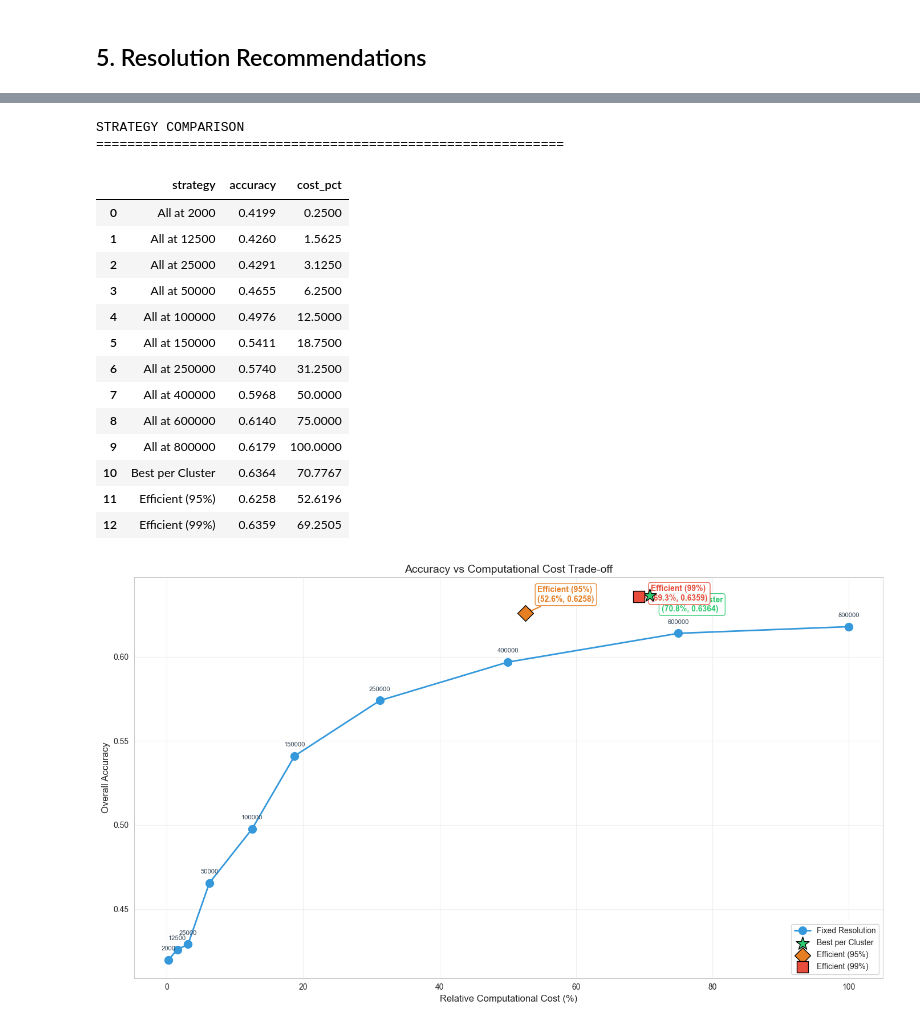
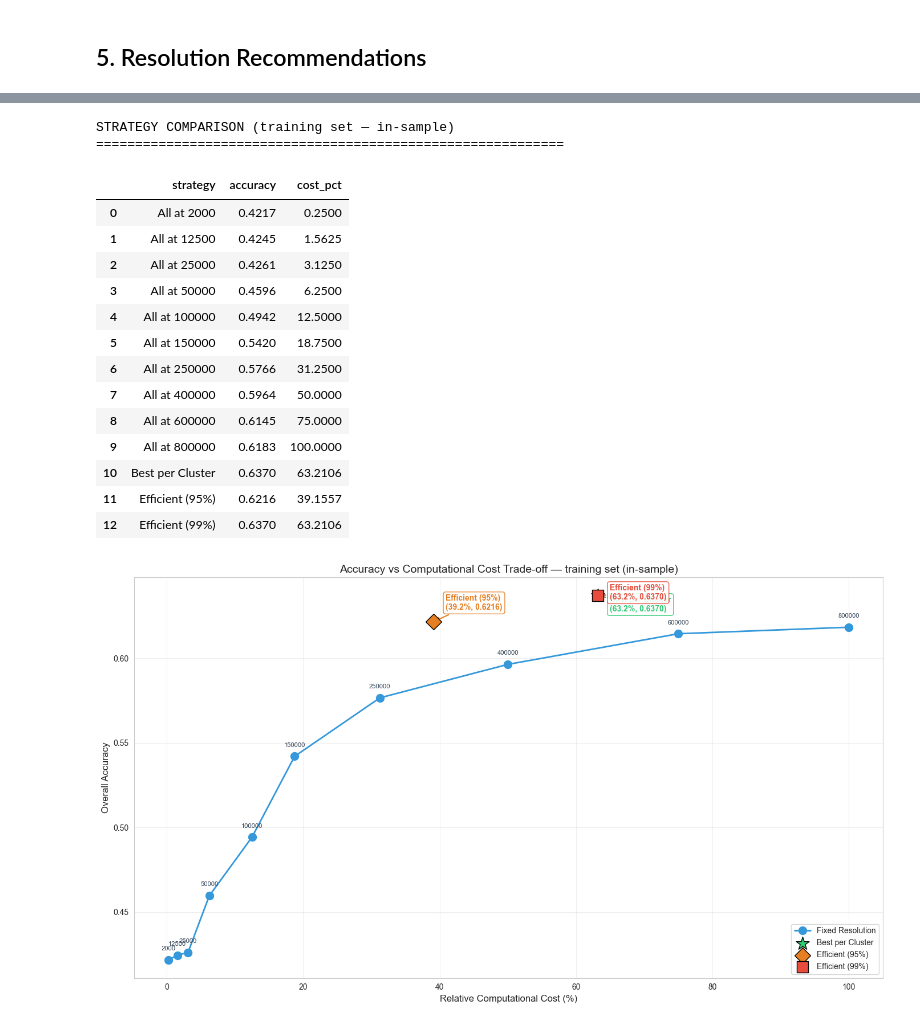
Before and after one commit to Andrew1302/scale-wise-optimizer, a Jupyter notebook: clustering/training/clustering_production.ipynb, the cells around one changed output, grey strips where cells are left out. Drawn from its saved outputs; the diff is of its cells as text; code cells hidden in the pictures.

```diff
--- a/clustering/training/clustering_production.ipynb
+++ b/clustering/training/clustering_production.ipynb
@@ -248,10 +243,10 @@ Running t-SNE...
 # %% [markdown]
 ## 3. Resolution Analysis
 # %%
-# Compute accuracy per cluster per resolution
+# Compute accuracy per cluster per resolution (training set)
 cluster_perf = []
-for cluster_id in sorted(df['cluster'].unique()):
-    subset = df[df['cluster'] == cluster_id]
+for cluster_id in sorted(df_train['cluster'].unique()):
+    subset = df_train[df_train['cluster'] == cluster_id]
     row = {'cluster': cluster_id, 'n_questions': len(subset)}
     for res in RESOLUTIONS:
         row[f'acc_{res}'] = subset[res].mean()
@@ -288,14 +283,14 @@ plt.figure(figsize=(14, 8))
 resolutions_int = [int(r) for r in RESOLUTIONS]
 colors = plt.cm.tab20(np.linspace(0, 1, OPTIMAL_K))
 
-for cluster_id in sorted(df['cluster'].unique()):
+for cluster_id in sorted(df_train['cluster'].unique()):
     accuracies = [df_cluster.loc[cluster_id, f'acc_{r}'] for r in RESOLUTIONS]
     n = df_cluster.loc[cluster_id, 'n_questions']
     plt.plot(resolutions_int, accuracies, 'o-', color=colors[cluster_id],
              label=f'C{cluster_id} (n={n})', linewidth=1.5, markersize=4, alpha=0.8)
 
 plt.xlabel('Resolution (pixels)', fontsize=12); plt.ylabel('Accuracy', fontsize=12)
-plt.title('Cluster Performance Across Resolutions', fontsize=14)
+plt.title('Cluster Performance Across Resolutions — training set', fontsize=14)
 plt.legend(bbox_to_anchor=(1.02, 1), loc='upper left', fontsize=8, ncol=2)
 plt.xscale('log'); plt.grid(True, alpha=0.3)
 plt.tight_layout()
@@ -338,13 +333,13 @@ CLUSTER RESOLUTION SENSITIVITY ANALYSIS
 # %%
 # Statistical Test Results by Cluster (Friedman Test)
 stat_results = []
-for cluster_id in sorted(df['cluster'].unique()):
-    subset = df[df['cluster'] == cluster_id]
+for cluster_id in sorted(df_train['cluster'].unique()):
+    subset = df_train[df_train['cluster'] == cluster_id]
     scores = subset[RESOLUTIONS].values
 
     try:
         stat, p_val = friedmanchisquare(*[scores[:, i] for i in range(len(RESOLUTIONS))])
-    except:
+    except Exception:
         stat, p_val = np.nan, np.nan
 
     stat_results.append({
@@ -362,7 +357,7 @@ df_friedman = pd.DataFrame(stat_results).sort_values('cluster').reset_index(drop
 
 sig_count = df_friedman['significant (p<0.05)'].sum()
 print("=" * 100)
-print("STATISTICAL TEST RESULTS BY CLUSTER (Friedman Test)")
+print("STATISTICAL TEST RESULTS BY CLUSTER (Friedman Test, training set)")
 print("=" * 100)
 print(f"\nClusters where resolution significantly affects accuracy: {sig_count} / {OPTIMAL_K}")
 print(f"Clusters where resolution does NOT significantly matter:  {OPTIMAL_K - sig_count} / {OPTIMAL_K}\n")
@@ -398,14 +393,14 @@ Clusters where resolution does NOT significantly matter:  11 / 30
 os.makedirs(os.path.dirname(MAPPING_OUTPUT), exist_ok=True)
 
 recommendations = []
-for cluster_id in sorted(df['cluster'].unique()):
+for cluster_id in sorted(df_train['cluster'].unique()):
     row = df_cluster.loc[cluster_id]
     acc_at_res = {res: row[f'acc_{res}'] for res in RESOLUTIONS}
 
     best_res = max(acc_at_res, key=acc_at_res.get)
     best_acc = acc_at_res[best_res]
 
-    # Efficient (95%)
+    # Efficient (95%) — RESOLUTIONS is ascending, so the first hit is the cheapest
     threshold_95 = best_acc * 0.95
     eff_95 = best_res
     for res in RESOLUTIONS:
@@ -437,7 +432,7 @@ df_rec.to_csv(MAPPING_OUTPUT, index=False)
 
 print(f"Resolution mapping saved to {MAPPING_OUTPUT}")
 print("=" * 110)
-print("RESOLUTION RECOMMENDATIONS BY CLUSTER")
+print("RESOLUTION RECOMMENDATIONS BY CLUSTER (fitted on training set)")
 print("=" * 110)
 print("\n- best_resolution:      Resolution with highest accuracy")
 print("- efficient_res_95pct:  Lowest resolution achieving >= 95% of best accuracy")
@@ -514,5 +509,5 @@ Best Resolution Distribution:
 # %%
-# Compute accuracy and cost for each strategy
+# Compute accuracy and cost for each strategy (training set)
 RESOLUTION_VALUES = [int(r) for r in RESOLUTIONS]
 MAX_RES = max(RESOLUTION_VALUES)
 total_questions = df_rec['n_questions'].sum()
@@ -551,26 +546,26 @@ df_fixed = pd.DataFrame(fixed_results)
 df_cluster_strat = pd.DataFrame(cluster_results)
 df_all_strat = pd.concat([df_fixed, df_cluster_strat], ignore_index=True)
 
-print("STRATEGY COMPARISON")
+print("STRATEGY COMPARISON (training set — in-sample)")
 print("=" * 60)
 display(df_all_strat.round(4))
 # %% [output]
-STRATEGY COMPARISON
+STRATEGY COMPARISON (training set — in-sample)
 ============================================================
 |  | strategy | accuracy | cost_pct |
-| 0 | All at 2000 | 0.4199 | 0.2500 |
-| 1 | All at 12500 | 0.4260 | 1.5625 |
-| 2 | All at 25000 | 0.4291 | 3.1250 |
-| 3 | All at 50000 | 0.4655 | 6.2500 |
-| 4 | All at 100000 | 0.4976 | 12.5000 |
-| 5 | All at 150000 | 0.5411 | 18.7500 |
-| 6 | All at 250000 | 0.5740 | 31.2500 |
-| 7 | All at 400000 | 0.5968 | 50.0000 |
-| 8 | All at 600000 | 0.6140 | 75.0000 |
-| 9 | All at 800000 | 0.6179 | 100.0000 |
-| 10 | Best per Cluster | 0.6364 | 70.7767 |
-| 11 | Efficient (95%) | 0.6258 | 52.6196 |
-| 12 | Efficient (99%) | 0.6359 | 69.2505 |
+| 0 | All at 2000 | 0.4217 | 0.2500 |
+| 1 | All at 12500 | 0.4245 | 1.5625 |
+| 2 | All at 25000 | 0.4261 | 3.1250 |
+| 3 | All at 50000 | 0.4596 | 6.2500 |
+| 4 | All at 100000 | 0.4942 | 12.5000 |
+| 5 | All at 150000 | 0.5420 | 18.7500 |
+| 6 | All at 250000 | 0.5766 | 31.2500 |
+| 7 | All at 400000 | 0.5964 | 50.0000 |
+| 8 | All at 600000 | 0.6145 | 75.0000 |
+| 9 | All at 800000 | 0.6183 | 100.0000 |
+| 10 | Best per Cluster | 0.6370 | 63.2106 |
+| 11 | Efficient (95%) | 0.6216 | 39.1557 |
+| 12 | Efficient (99%) | 0.6370 | 63.2106 |
 # %%
 # Accuracy vs Computational Cost Trade-off
 fig, ax = plt.subplots(figsize=(14, 8))
@@ -585,32 +580,32 @@ for _, r in df_fixed.iterrows():
                 textcoords='offset points', xytext=(0, 12), ha='center', fontsize=8, color='#2c3e50')
 
 # Cluster-based strategies with prominent annotations
 markers = {'Best per Cluster': ('*', '#2ecc71', 300),
            'Efficient (95%)': ('D', '#e67e22', 200),
            'Efficient (99%)': ('s', '#e74c3c', 200)}
 
 for _, r in df_cluster_strat.iterrows():
     marker, color, size = markers[r['strategy']]
     ax.scatter(r['cost_pct'], r['accuracy'], marker=marker, c=color,
                s=size, zorder=5, edgecolors='black', linewidth=1, label=r['strategy'])
 
     # Annotate with visible (x, y) values
     ax.annotate(
         f"{r['strategy']}\n({r['cost_pct']:.1f}%, {r['accuracy']:.4f})",
         (r['cost_pct'], r['accuracy']),
         textcoords='offset points',
         xytext=(15, -20) if 'Best' in r['strategy'] else (15, 15) if '95' in r['strategy'] else (15, -5),
         fontsize=10, fontweight='bold', color=color,
         arrowprops=dict(arrowstyle='->', color=color, lw=1.5),
         bbox=dict(boxstyle='round,pad=0.3', fc='white', ec=color, alpha=0.9)
     )
 
 ax.set_xlabel('Relative Computational Cost (%)', fontsize=12)
 ax.set_ylabel('Overall Accuracy', fontsize=12)
-ax.set_title('Accuracy vs Computational Cost Trade-off', fontsize=14)
+ax.set_title('Accuracy vs Computational Cost Trade-off — training set (in-sample)', fontsize=14)
 ax.legend(loc='lower right', fontsize=10)
 ax.grid(True, alpha=0.3)
 plt.tight_layout()
 plt.show()
 # %% [output]
-[figure, old version]
+[figure, new version]
```
Also changed, not shown: parts of 20 cells of this notebook, 5 other files.
